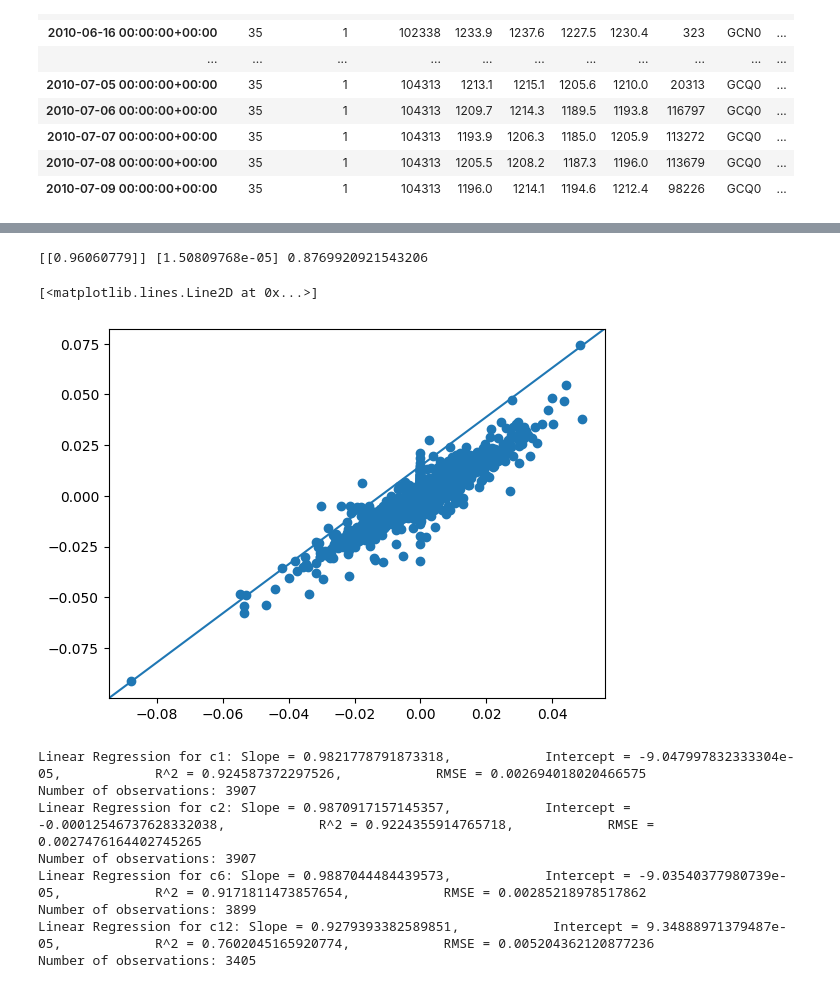
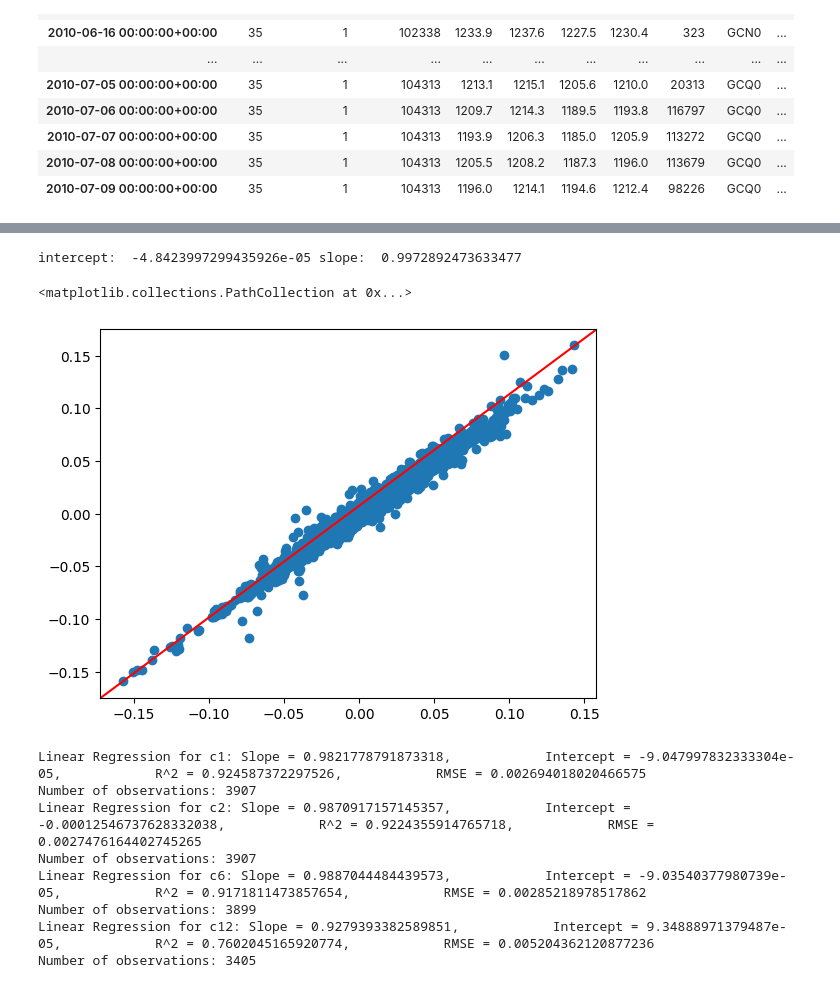
Before and after one commit to joeHollander/ETF-Research, a Jupyter notebook: main.ipynb, the cells around one changed output, grey strips where cells are left out. Cells and saved outputs as stored; diff of their text form; code cells hidden in the pictures.

Commit message:
some minor comparisons adn returns fixed

```diff
--- a/main.ipynb
+++ b/main.ipynb
@@ -211,27 +232,40 @@ c12 - 15-day Return Comparison: Slope = 0.9808728956531734, R^2 = 0.953162228766
 # %%
-aa = unadj_contracts['c1']['close']
-bb = gld_df['close']
+futures_prices = value['close']
+spot_prices = spot['close']
 
+# Create the complete market timeline
+union_dates = futures_prices.index.union(spot_prices.index).sort_values()
 
-aa_ret = aa.pct_change(periods=1)[1:]
-bb_ret = bb.pct_change(periods=1)[1:]
+# Create a set of common dates for fast lookups
+common_dates_set = set(futures_prices.index.intersection(spot_prices.index))
 
-xx = bb_ret.index.intersection(aa_ret.index)
+futures_returns_list = []
+spot_returns_list = []
 
-aa_ret = aa_ret.loc[xx]
-bb_ret = bb_ret.loc[xx]
+if len(union_dates) > i:
+    for j in range(i, len(union_dates)):
+        end_date = union_dates[j]
+        start_date = union_dates[j - i]
 
-temp = LinearRegression()
-temp.fit(bb_ret.values.reshape(-1, 1), aa_ret.values.reshape(-1, 1))
-print(temp.coef_, temp.intercept_, temp.score(bb_ret.values.reshape(-1, 1), aa_ret.values.reshape(-1, 1)))
+        # guarentee that the dates exist in both series
+        if start_date in common_dates_set and end_date in common_dates_set:
+
+            # calculate the return for this specific period
+            future_return = (futures_prices.loc[end_date] / futures_prices.loc[start_date]) - 1
+            spot_return = (spot_prices.loc[end_date] / spot_prices.loc[start_date]) - 1
+
+            futures_returns_list.append(future_return)
+            spot_returns_list.append(spot_return)
 
 figz, axz = plt.subplots()
-axz.scatter(bb_ret, aa_ret)
-axz.plot([0, 1], [0, 1], transform=axz.transAxes)
+intercept, slope = slope_dict[('c1', 1)][0], slope_dict[('c1', 1)][1]
+print("intercept: ", intercept, "slope: ", slope)
+axz.axline((0, slope_dict[('c1', 1)][0]), (1, slope_dict[('c1', 1)][1]), transform=axz.transAxes, color='red')
+axz.scatter(spot_returns_list, futures_returns_list)
 # %% [output]
-[[0.96060779]] [1.50809768e-05] 0.8769920921543206
+intercept:  -4.8423997299435926e-05 slope:  0.9972892473633477
-[<matplotlib.lines.Line2D at 0x...>]
+<matplotlib.collections.PathCollection at 0x...>
-[figure, old version]
+[figure, new version]
 # %%
 # creating returns
 
```
Also changed, not shown: parts of 2 cells of this notebook, 4 other files.
